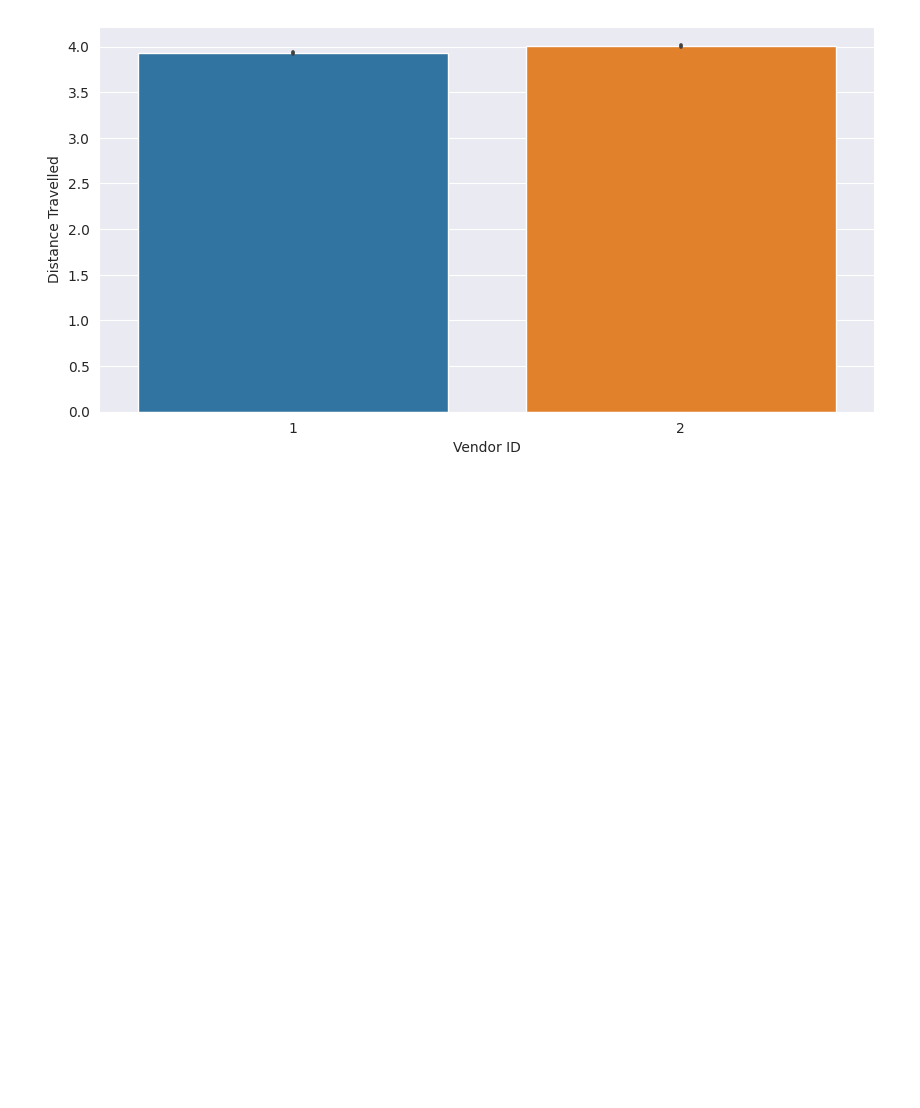
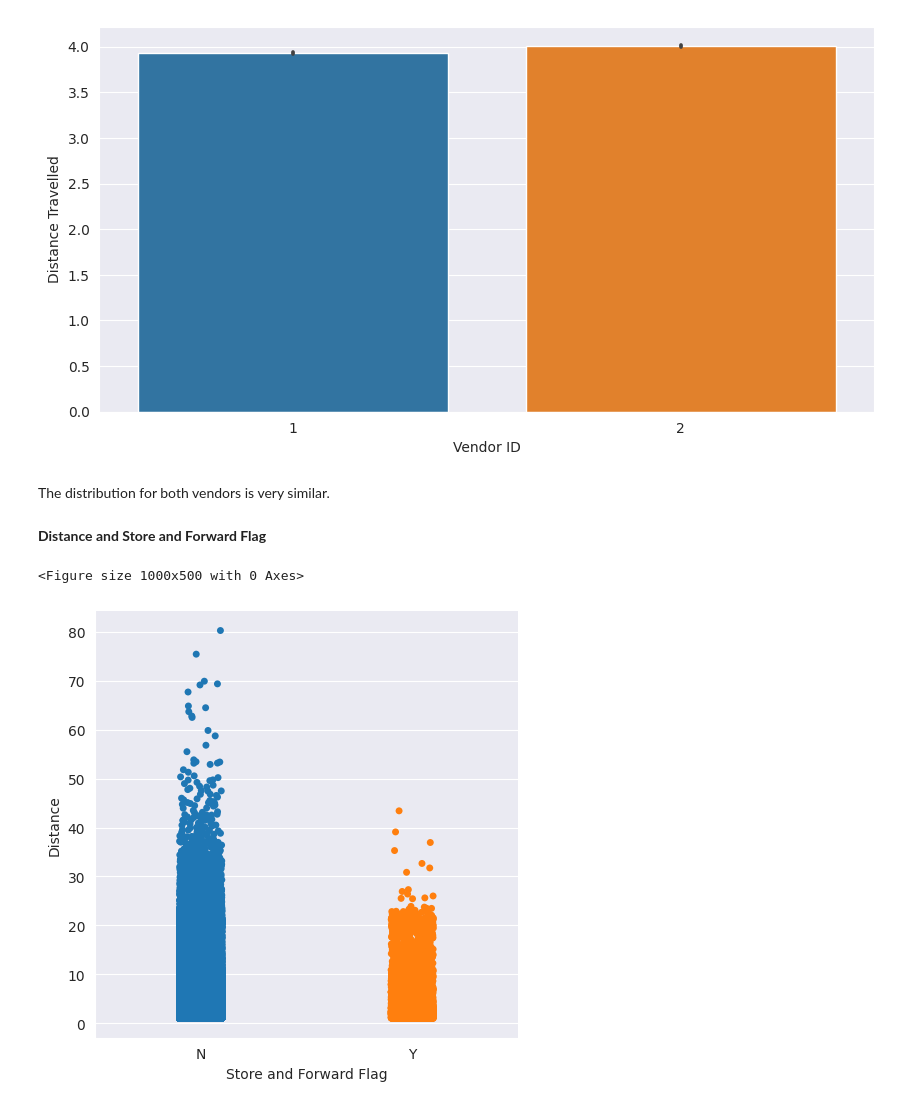
Before and after one commit to Ankita-chouhan-github/EDA-Capstone-project, a Jupyter notebook: NYC_Taxi_Trip_Time_Prediction_(Capstone_Project).ipynb, the cells around one changed output. Cells and saved outputs as stored; diff of their text form; code cells hidden in the pictures; blank space fills up the shorter version.

```diff
--- a/NYC_Taxi_Trip_Time_Prediction_(Capstone_Project).ipynb
+++ b/NYC_Taxi_Trip_Time_Prediction_(Capstone_Project).ipynb
@@ -795,3 +807,16 @@ plt.xlabel('Vendor ID')
 plt.show()
 # %% [output]
 [figure]
+# %% [markdown]
+The distribution for both vendors is very similar.
+# %% [markdown]
+**Distance and Store and Forward Flag**
+# %%
+plt.figure(figsize = (10,5))
+sns.catplot(y='distance',x='store_and_fwd_flag',data=NYC_df,kind='strip', hue = 'store_and_fwd_flag')
+plt.ylabel('Distance')
+plt.xlabel('Store and Forward Flag')
+plt.show()
+# %% [output]
+<Figure size 1000x500 with 0 Axes>
+[figure, added]
```
Also changed, not shown: parts of 45 cells of this notebook.
